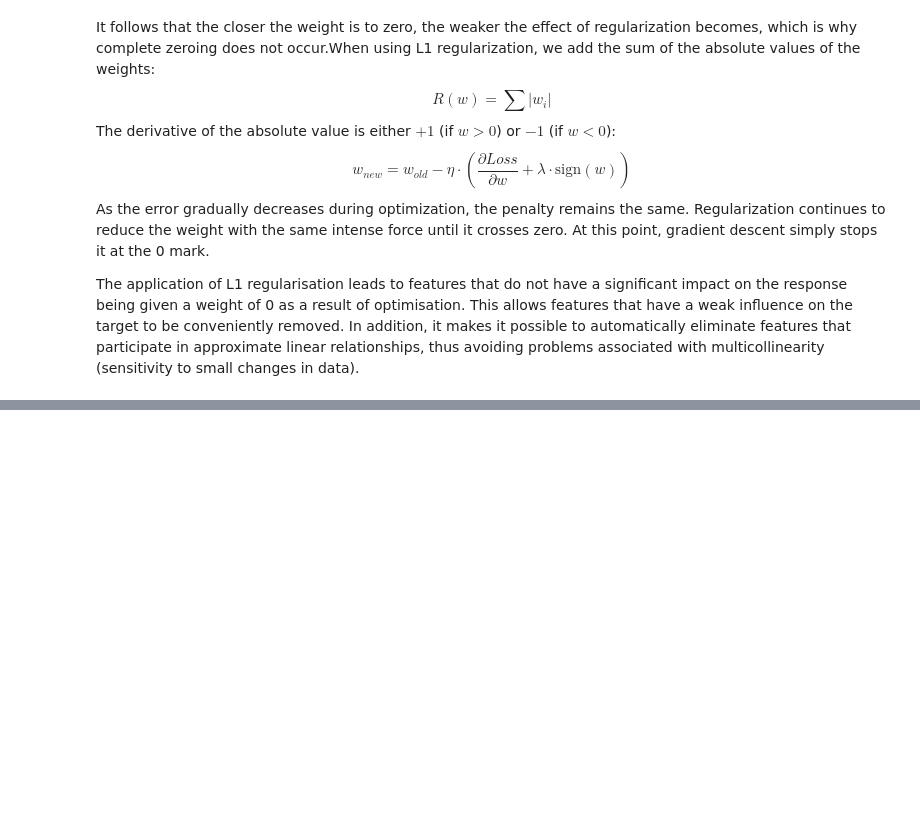
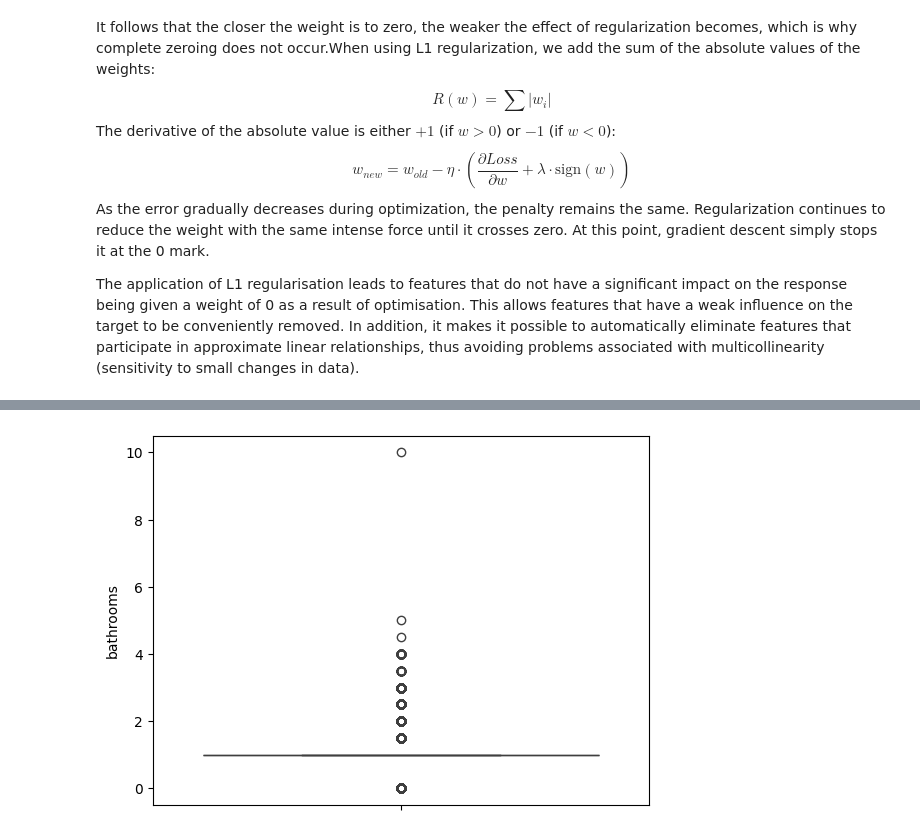
Before and after one commit to ardipazij/s21_ML, a Jupyter notebook: ML-2/source.ipynb, the cells around one changed output, grey strips where cells are left out. Cells and saved outputs as stored; diff of their text form; code cells hidden in the pictures; blank space fills up the shorter version.

```diff
--- a/ML-2/source.ipynb
+++ b/ML-2/source.ipynb
@@ -144,0 +237,5 @@ The process of finding such additional features is called **feature engineering*
+# %%
+sns.boxplot(raw_train_df['bathrooms'])
+plt.show()
+# %% [output]
+[figure, added]
```
Also changed, not shown: parts of 78 cells of this notebook.
